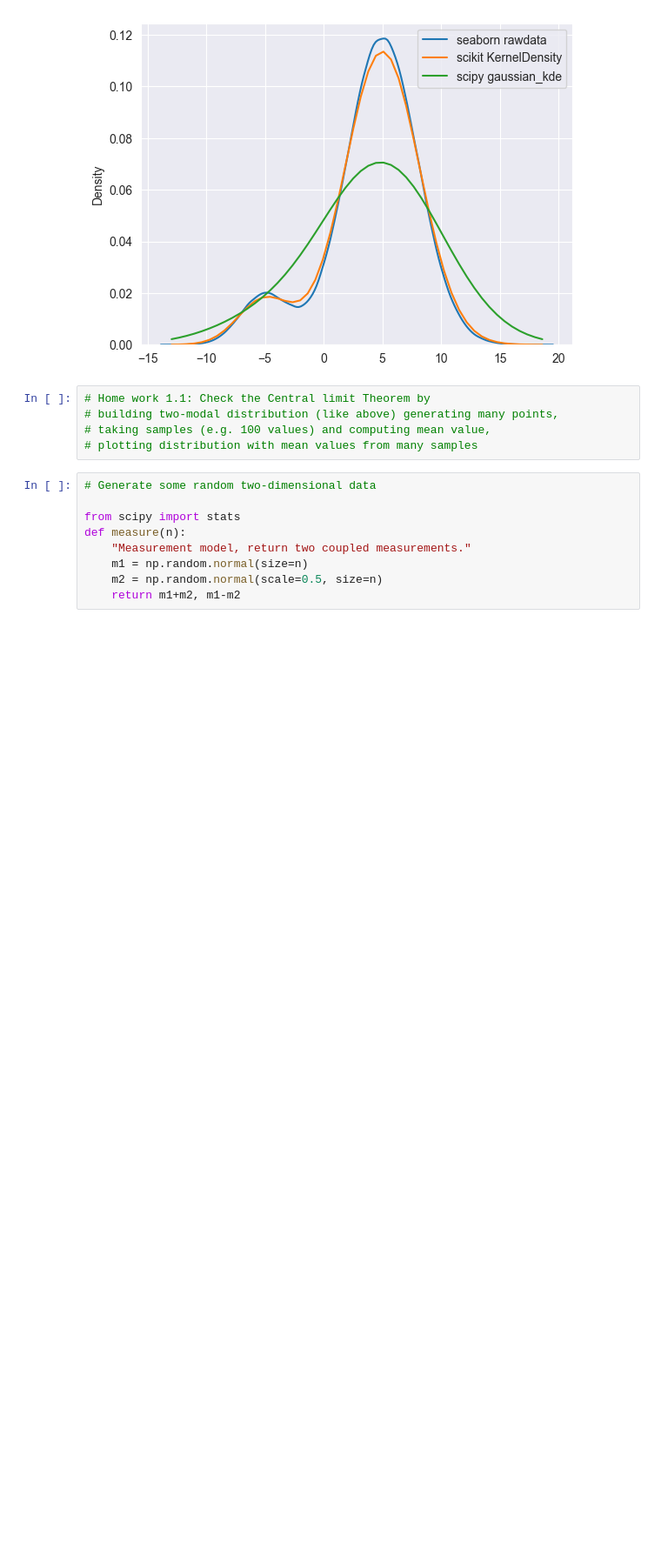
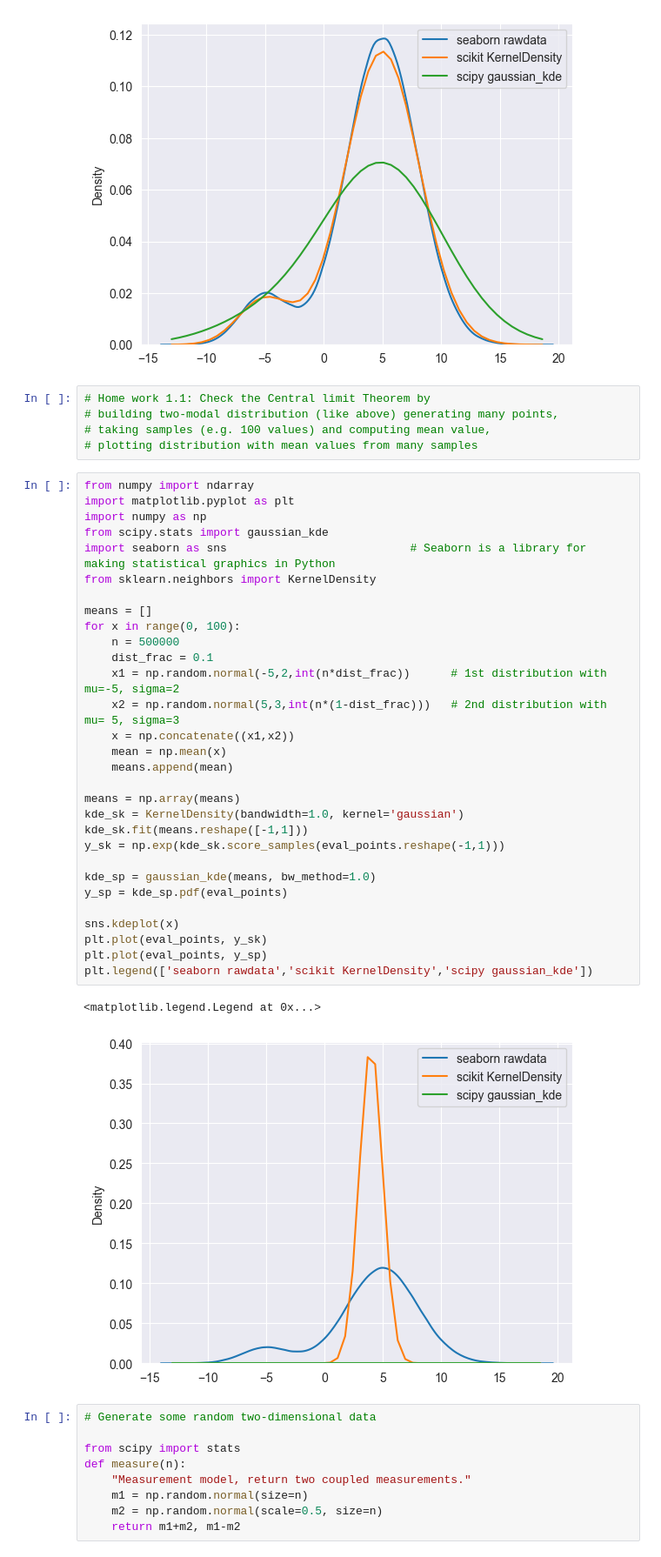
Before and after one commit to AndrewOch/robotics, a Jupyter notebook: main.ipynb, the cells around one changed output. Shown at 87% size. Drawn from its saved outputs; the diff is of its cells as text; blank space fills up the shorter version.

```diff
--- a/main.ipynb
+++ b/main.ipynb
@@ -50,6 +50,39 @@ plt.legend(['seaborn rawdata','scikit KernelDensity','scipy gaussian_kde'])
 # building two-modal distribution (like above) generating many points,
 # taking samples (e.g. 100 values) and computing mean value,
 # plotting distribution with mean values from many samples
+# %%
+from numpy import ndarray
+import matplotlib.pyplot as plt
+import numpy as np
+from scipy.stats import gaussian_kde
+import seaborn as sns                           # Seaborn is a library for making statistical graphics in Python
+from sklearn.neighbors import KernelDensity
+
+means = []
+for x in range(0, 100):
+    n = 500000
+    dist_frac = 0.1
+    x1 = np.random.normal(-5,2,int(n*dist_frac))      # 1st distribution with mu=-5, sigma=2
+    x2 = np.random.normal(5,3,int(n*(1-dist_frac)))   # 2nd distribution with mu= 5, sigma=3
+    x = np.concatenate((x1,x2))
+    mean = np.mean(x)
+    means.append(mean)
+
+means = np.array(means)
+kde_sk = KernelDensity(bandwidth=1.0, kernel='gaussian')
+kde_sk.fit(means.reshape([-1,1]))
+y_sk = np.exp(kde_sk.score_samples(eval_points.reshape(-1,1)))
+
+kde_sp = gaussian_kde(means, bw_method=1.0)
+y_sp = kde_sp.pdf(eval_points)
+
+sns.kdeplot(x)
+plt.plot(eval_points, y_sk)
+plt.plot(eval_points, y_sp)
+plt.legend(['seaborn rawdata','scikit KernelDensity','scipy gaussian_kde'])
+# %% [output]
+<matplotlib.legend.Legend at 0x...>
+[figure, added]
 # %%
 # Generate some random two-dimensional data
 
```
